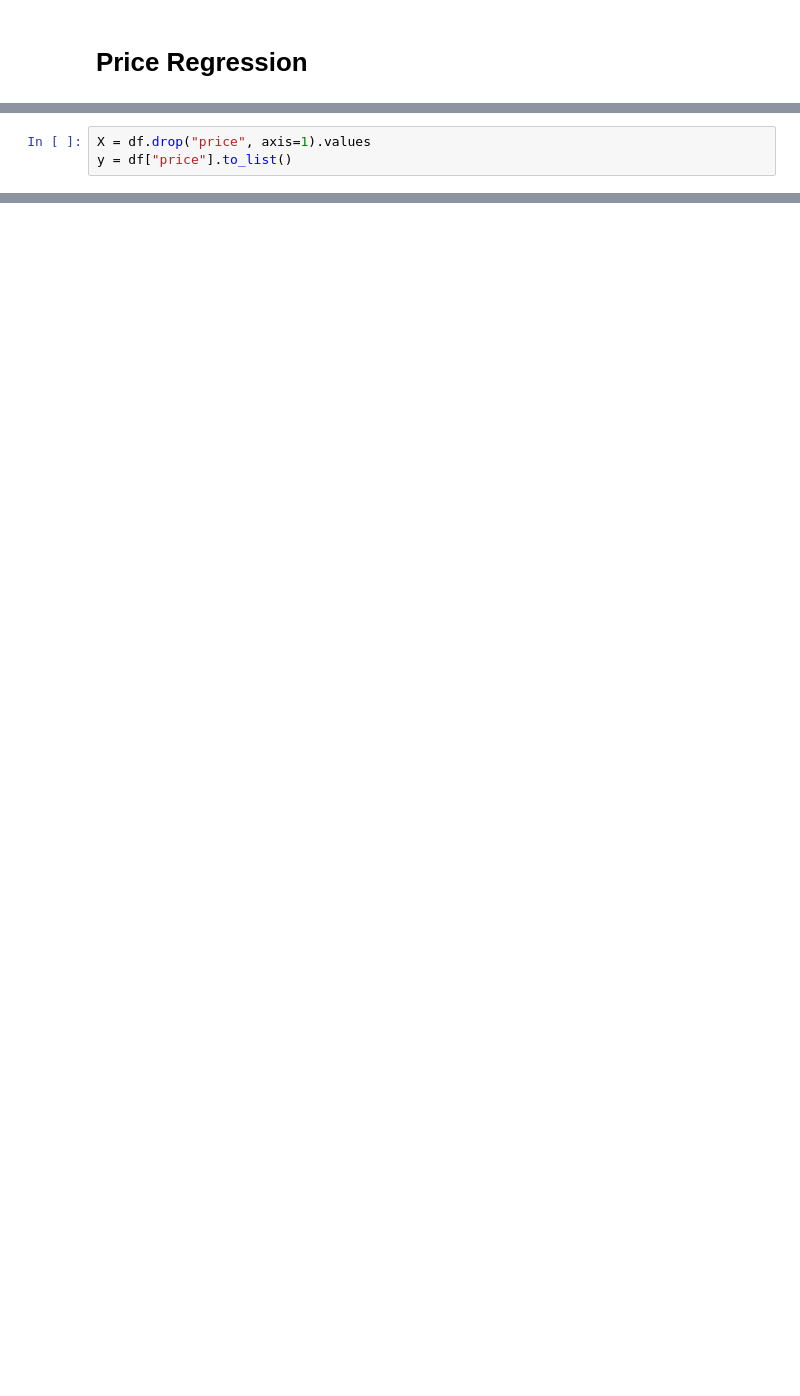
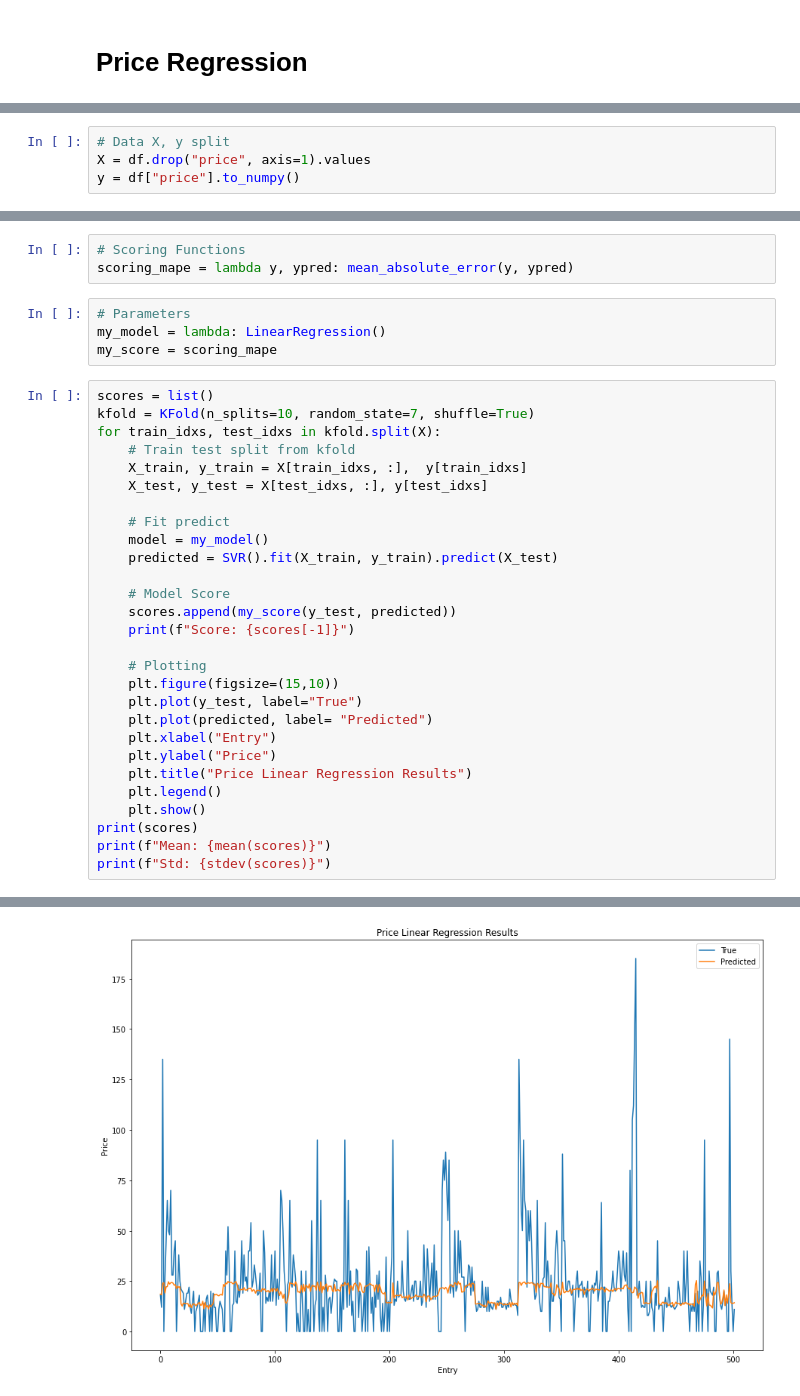
Before and after one commit to MikeLrUC/BI-Project, a Jupyter notebook: src/data-mining/price_regression.ipynb, the cells around one changed output, grey strips where cells are left out. Cells and saved outputs as stored; diff of their text form; blank space fills up the shorter version.

Commit message:
Dataset refactor and price regression some good results (?)

```diff
--- a/src/data-mining/price_regression.ipynb
+++ b/src/data-mining/price_regression.ipynb
@@ -25,3 +37,4 @@ from sklearn.feature_selection import SelectKBest, chi2, RFE
 # %%
+# Data X, y split
 X = df.drop("price", axis=1).values
-y = df["price"].to_list()
+y = df["price"].to_numpy()
@@ -44,0 +41,36 @@ print(f"Std: {results.std():.3f}")
+# %%
+# Scoring Functions
+scoring_mape = lambda y, ypred: mean_absolute_error(y, ypred)
+# %%
+# Parameters
+my_model = lambda: LinearRegression()
+my_score = scoring_mape
+# %%
+scores = list()
+kfold = KFold(n_splits=10, random_state=7, shuffle=True)
+for train_idxs, test_idxs in kfold.split(X):
+    # Train test split from kfold
+    X_train, y_train = X[train_idxs, :],  y[train_idxs]
+    X_test, y_test = X[test_idxs, :], y[test_idxs]
+
+    # Fit predict
+    model = my_model()
+    predicted = SVR().fit(X_train, y_train).predict(X_test)
+
+    # Model Score
+    scores.append(my_score(y_test, predicted))
+    print(f"Score: {scores[-1]}")
+
+    # Plotting
+    plt.figure(figsize=(15,10))
+    plt.plot(y_test, label="True")
+    plt.plot(predicted, label= "Predicted")
+    plt.xlabel("Entry")
+    plt.ylabel("Price")
+    plt.title("Price Linear Regression Results")
+    plt.legend()
+    plt.show()
+print(scores)
+print(f"Mean: {mean(scores)}")
+print(f"Std: {stdev(scores)}")
+# %% [output]
@@ -44,0 +78 @@ print(f"Std: {results.std():.3f}")
+[figure, added]
```
Also changed, not shown: parts of 5 cells of this notebook, 2 other files.
